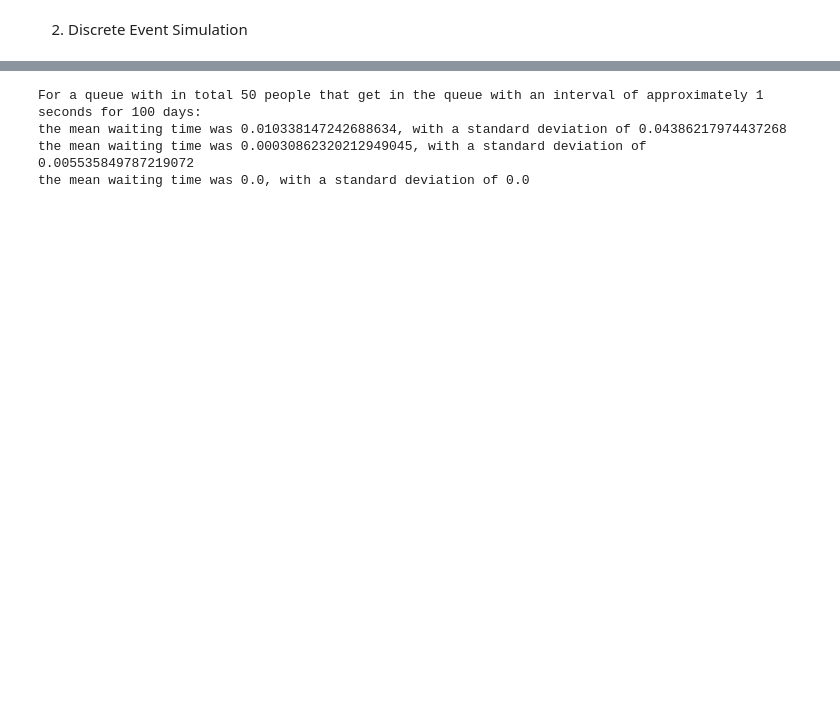
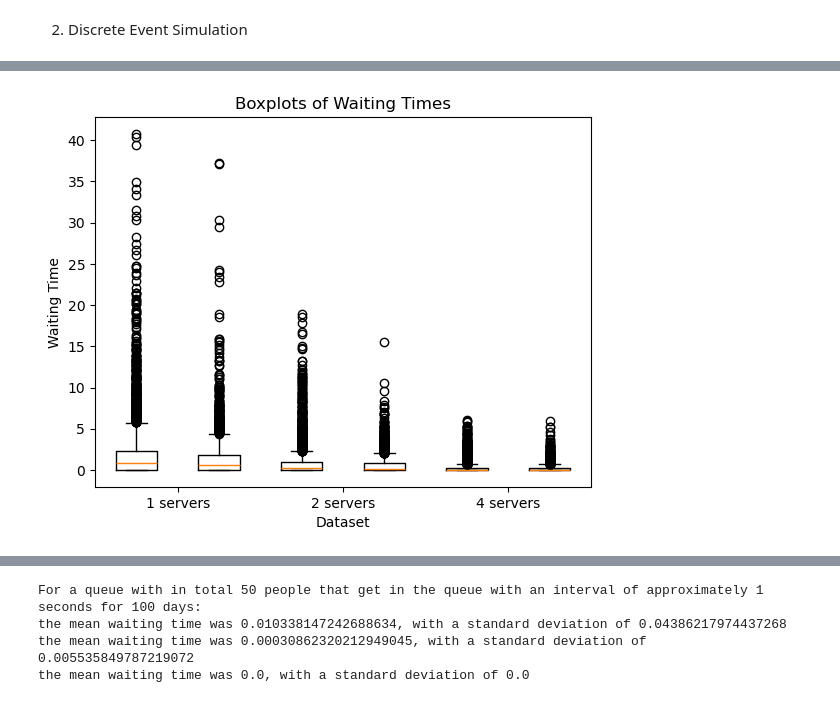
Before and after one commit to LoesBijman/stochastic_2, a Jupyter notebook: assignment_2.ipynb, the cells around one changed output, grey strips where cells are left out. Cells and saved outputs as stored; diff of their text form; code cells hidden in the pictures; blank space fills up the shorter version.

```diff
--- a/assignment_2.ipynb
+++ b/assignment_2.ipynb
@@ -59,7 +59,6 @@ class Queue:
         self.cust = 0
         self.arrival_time = 0
         self.service_start_time = 0
-        # self.servers = simpy.Resource(env,capacity = n_servers)
 
         if scheduling_type == 'FIFO':
             self.server = simpy.Resource(env, capacity=n_servers)
@@ -68,27 +67,27 @@ class Queue:
 
     def arrive(self, n_customers,wait_times_list):
         while self.cust < n_customers:
-            yield self.env.timeout(np.random.exponential(1/self.lambd))
+            yield self.env.timeout(random.expovariate(self.lambd))
             self.cust+=1
             self.env.process(self.service(wait_times_list))
 
     def service(self, wait_times_list):
+        serving_time = random.expovariate(self.mu)
         self.arrival_time = self.env.now
-        job_length = np.random.exponential(1/self.mu)
 
         if self.scheduling_type == 'FIFO':
             with self.server.request() as req:
                 yield req
                 self.service_start_time = self.env.now
                 wait_times_list.append(self.service_start_time - self.arrival_time)
-                yield self.env.timeout(job_length)
+                yield self.env.timeout(random.expovariate(self.mu))
 
         elif self.scheduling_type == 'SJF':
-            with self.server.request(priority = job_length) as req:
+            with self.server.request(priority = serving_time) as req:
+                yield req
                 self.service_start_time = self.env.now
-                yield req
                 wait_times_list.append(self.service_start_time - self.arrival_time)
-                yield self.env.timeout(job_length)
+                yield self.env.timeout(serving_time)
 
     def run_sim(self, n_customers):
         wait_times_list = []
@@ -180,0 +131,14 @@ System load 4 servers: 0.5
+# %%
+positions = [1, 3, 5]
+positions_sjf = [2,4,6]
+
+plt.boxplot([wait_total_n1,wait_total_n2,wait_total_n4], positions=positions)
+plt.boxplot([wait_total_n1_sjf,wait_total_n2_sjf,wait_total_n4_sjf], positions=positions_sjf)
+plt.title('Boxplots of Waiting Times')
+plt.xlabel('Dataset')
+plt.ylabel('Waiting Time')
+plt.xticks([1.5,3.5,5.5], ['1 servers', '2 servers', '4 servers'])
+
+plt.show()
+# %% [output]
+[figure, added]
```
Also changed, not shown: parts of 5 cells of this notebook.
